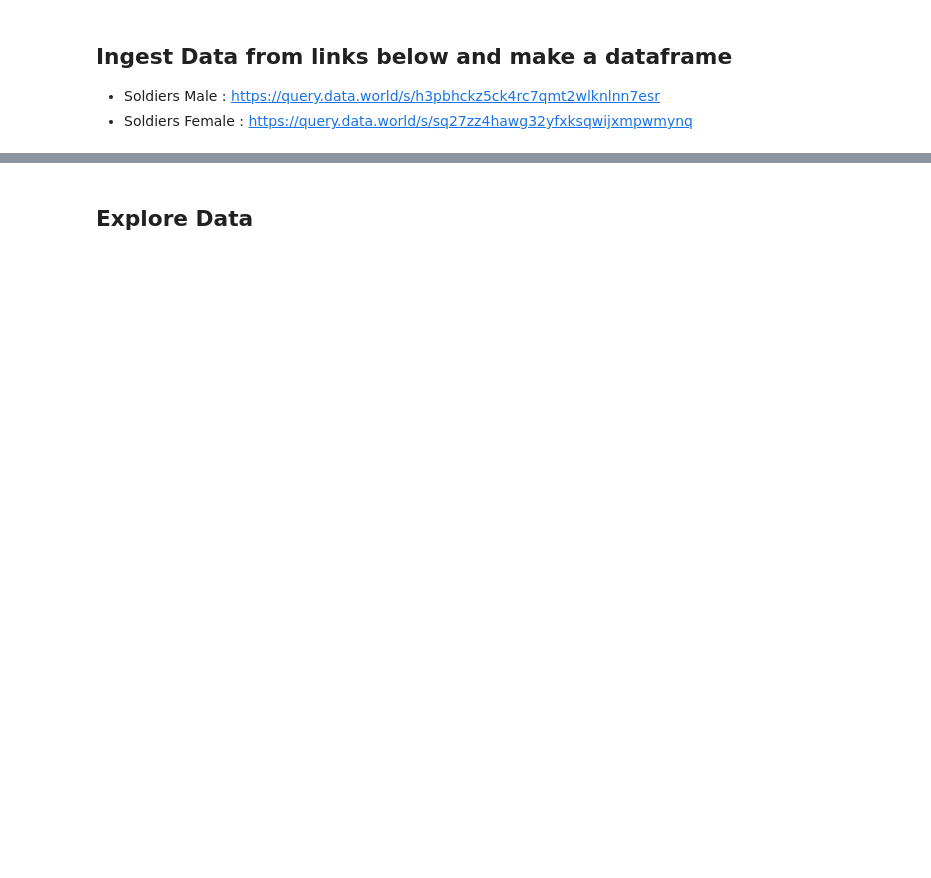
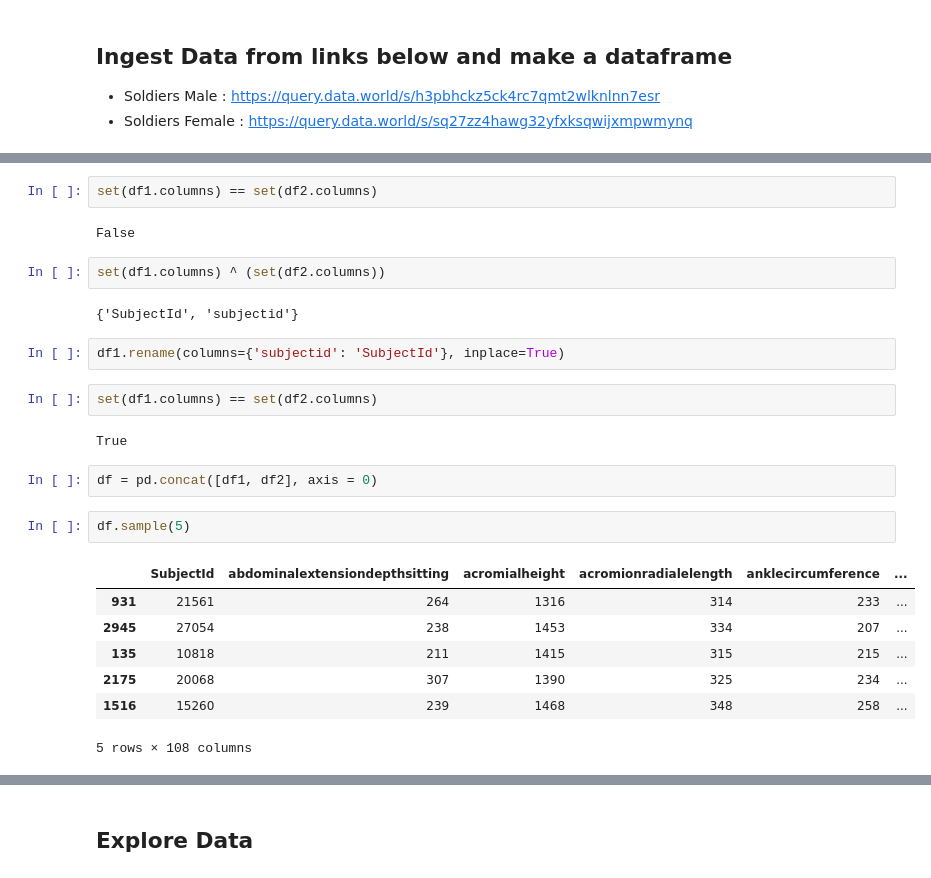
Before and after one commit to 0xArwa/soldier-race-prediction, a Jupyter notebook: Race Prediction/soldier_race_project_students.ipynb, the cells around one changed output, grey strips where cells are left out. Saved outputs shown, nothing was run; the diff lists cells and outputs as text; blank space fills up the shorter version.

```diff
--- a/Race Prediction/soldier_race_project_students.ipynb
+++ b/Race Prediction/soldier_race_project_students.ipynb
@@ -77,0 +105,26 @@ Besides Numpy and Pandas, you need to import the necessary modules for data visu
+# %%
+set(df1.columns) == set(df2.columns)
+# %% [output]
+False
+# %%
+set(df1.columns) ^ (set(df2.columns))
+# %% [output]
+{'SubjectId', 'subjectid'}
+# %%
+df1.rename(columns={'subjectid': 'SubjectId'}, inplace=True)
+# %%
+set(df1.columns) == set(df2.columns)
+# %% [output]
+True
+# %%
+df = pd.concat([df1, df2], axis = 0)
+# %%
+df.sample(5)
+# %% [output]
+|  | SubjectId | abdominalextensiondepthsitting | acromialheight | acromionradialelength | anklecircumference | ... |
+| 931 | 21561 | 264 | 1316 | 314 | 233 | ... |
+| 2945 | 27054 | 238 | 1453 | 334 | 207 | ... |
+| 135 | 10818 | 211 | 1415 | 315 | 215 | ... |
+| 2175 | 20068 | 307 | 1390 | 325 | 234 | ... |
+| 1516 | 15260 | 239 | 1468 | 348 | 258 | ... |
+5 rows × 108 columns
```
Also changed, not shown: parts of 16 cells of this notebook, 1 other file.
